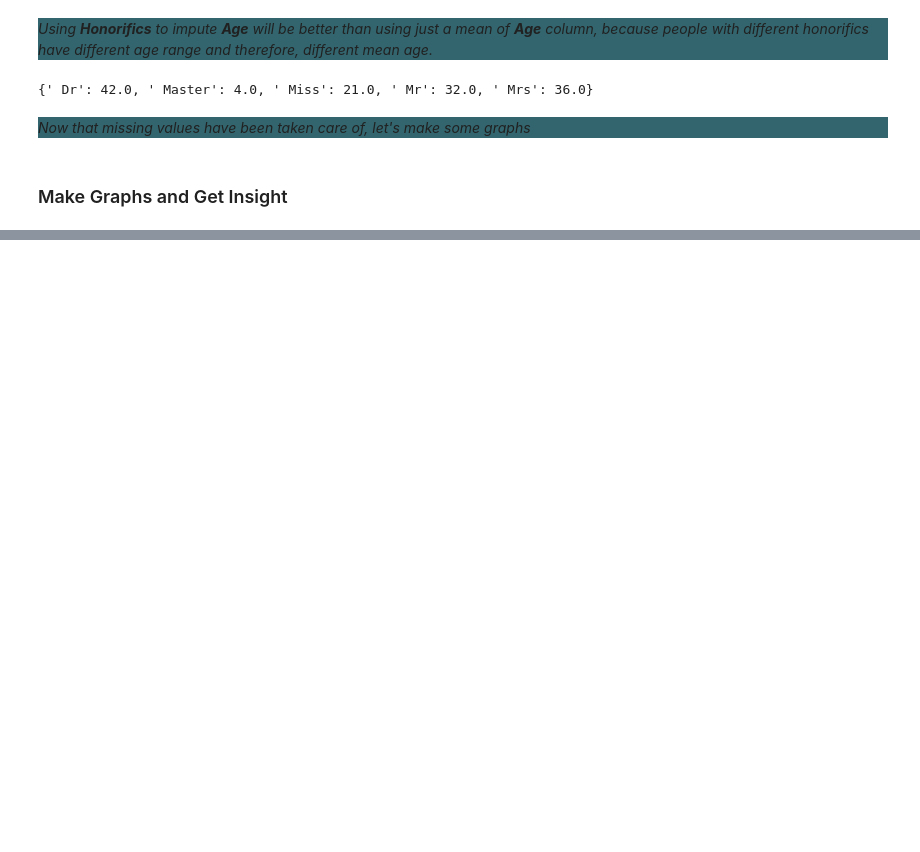
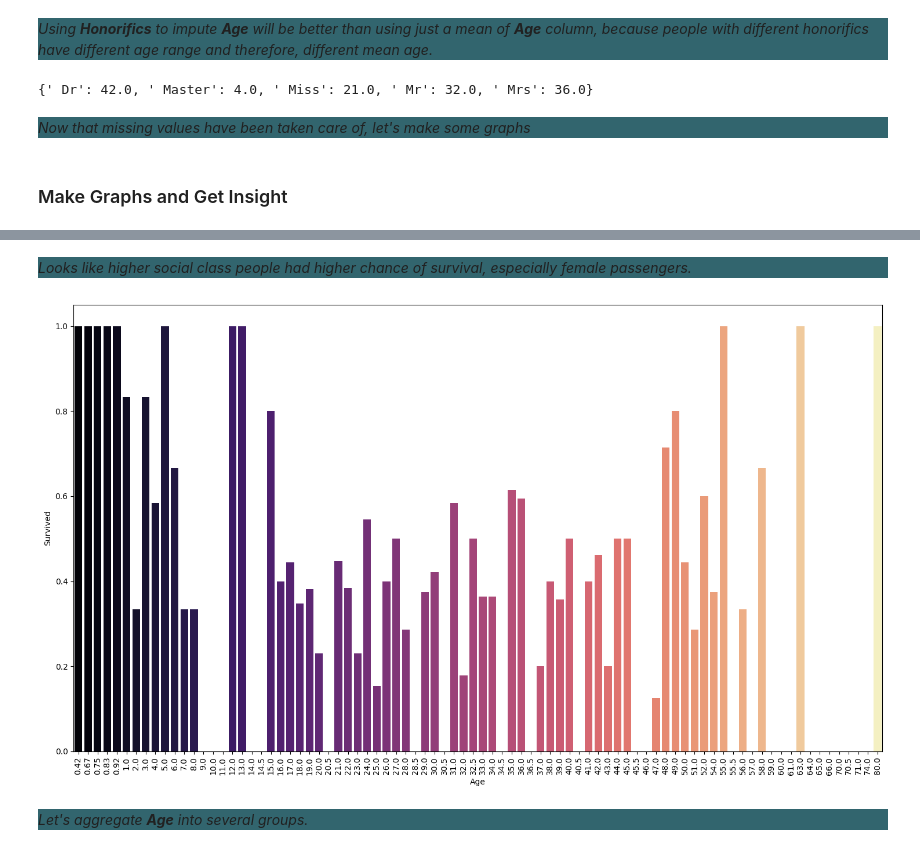
Before and after one commit to GiorgiChkhitunidze/Would-you-survive-sinking-of-the-Titanic, a Jupyter notebook: main.ipynb, the cells around one changed output, grey strips where cells are left out. Saved outputs shown, nothing was run; the diff lists cells and outputs as text; code cells hidden in the pictures; blank space fills up the shorter version.

```diff
--- a/main.ipynb
+++ b/main.ipynb
@@ -161,0 +176,13 @@ test_df["Age"] = np.where(test_df.Age.isna(), test_df['Honorifics'].map(age_mapp
+# %% [markdown]
+<p style="background-color: #32656e"><i>Looks like higher social class people had higher chance of survival, especially female passengers.</i></p>
+# %%
+plt.figure(figsize=(18, 10))
+ax = sns.barplot(train_df, x='Age', y='Survived', palette='magma', errorbar=None)
+
+
+plt.xticks(rotation=90)
+plt.show()
+# %% [output]
+[figure, added]
+# %% [markdown]
+<p style="background-color: #32656e"><i>Let's aggregate <b><i>Age</i></b> into several groups.</i></p>
```
Also changed, not shown: parts of 31 cells of this notebook.
